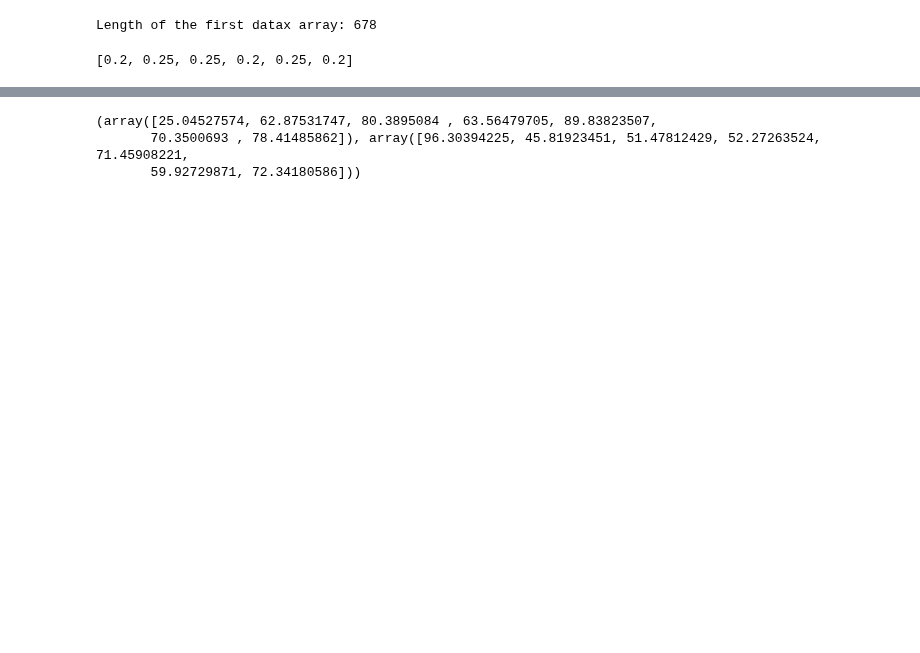
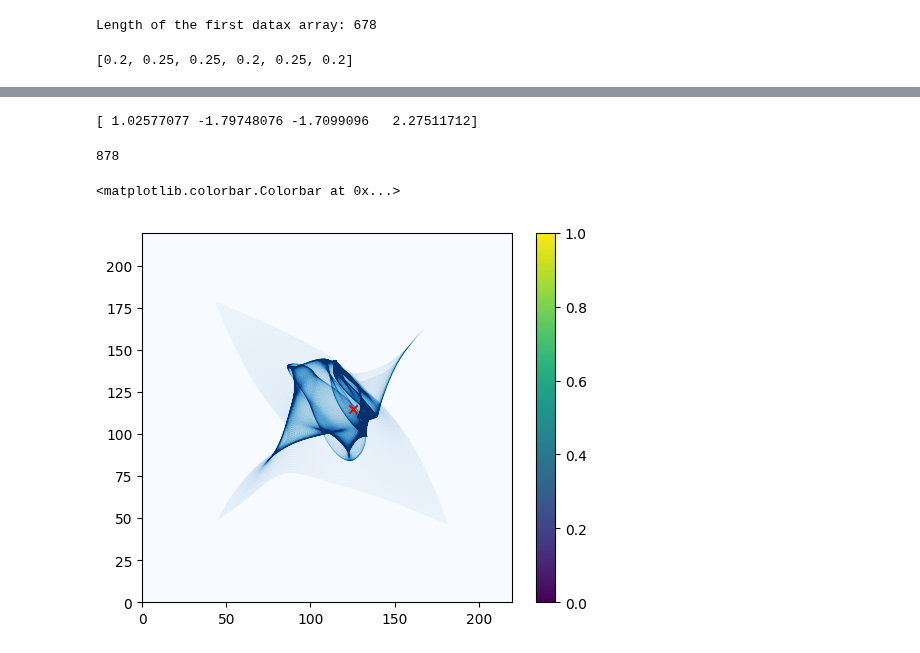
Before and after one commit to diceandcats/GWlensing_Brian, a Jupyter notebook: only_dt.ipynb, the cells around one changed output, grey strips where cells are left out. Cells and saved outputs as stored; diff of their text form; code cells hidden in the pictures; blank space fills up the shorter version.

```diff
--- a/only_dt.ipynb
+++ b/only_dt.ipynb
@@ -109,20 +109,45 @@ print(img)
 # %%
 # check with the lenstronomy package directly
-realsize = 678
+realsize = 878
 grid = np.linspace(0, realsize-1, realsize)
 grid = grid * 0.25
 
 lens_model_list2 = ['INTERPOL']
-kwargs_lens2 = [{'grid_interp_x': grid, 'grid_interp_y': grid, 'f_': data_psi_list[1],
-                          'f_x': datax_list[1], 'f_y': datay_list[1]}]
+kwargs_lens2 = [{'grid_interp_x': grid, 'grid_interp_y': grid, 'f_': data_psi_list[4],
+                          'f_x': datax_list[4], 'f_y': datay_list[4]}]
 
 lensModel_real = LensModel(lens_model_list=lens_model_list2)
 # Use lens equation solver
 solver2 = LensEquationSolver(lensModel_real)
-coord = (63.8, 84.1)
-real_sol = solver2.image_position_from_source(coord[0], coord[1], kwargs_lens2, min_distance=0.25, search_window=100, verbose=False, x_center=75, y_center=80)
-print(real_sol)
+coord = (125, 115)
+img_po = solver2.image_position_from_source(coord[0], coord[1], kwargs_lens2, min_distance=0.25, search_window=100, verbose=False, x_center=110, y_center=110)
+mag = lensModel_real.magnification(img_po[0], img_po[1], kwargs_lens2)
+print(mag)
 # %% [output]
-(array([25.04527574, 62.87531747, 80.3895084 , 63.56479705, 89.83823507,
-       70.3500693 , 78.41485862]), array([96.30394225, 45.81923451, 51.47812429, 52.27263524, 71.45908221,
-       59.92729871, 72.34180586]))
+[ 1.02577077 -1.79748076 -1.7099096   2.27511712]
+# %%
+print(len(datax_list[4]))
+# %% [output]
+878
+# %%
+# look at the caustic
+array_test = np.zeros((878,878))
+datay = datay_list[4]/0.25
+datax = datax_list[4]/0.25
+for i in range(0,878):
+    for j in range(0,878):
+        ycoord = i-datay[i,j]
+        xcoord = j-datax[i,j]
+        ydec = ycoord%1
+        xdec = xcoord%1
+        xfloor = floor(xcoord)
+        yfloor = floor(ycoord)
+        array_test[yfloor,xfloor] += 1
+
+plt.imshow(array_test, cmap='Blues', vmax = 20, extent=[0, 878*0.25, 878*0.25,0 ])
+plt.scatter(125,115, c = 'r', marker='x')
+plt.gca().invert_yaxis()
+plt.colorbar()
+# %% [output]
+<matplotlib.colorbar.Colorbar at 0x...>
+[figure, added]
```
Also changed, not shown: parts of 1 cell of this notebook, 3 other files.
